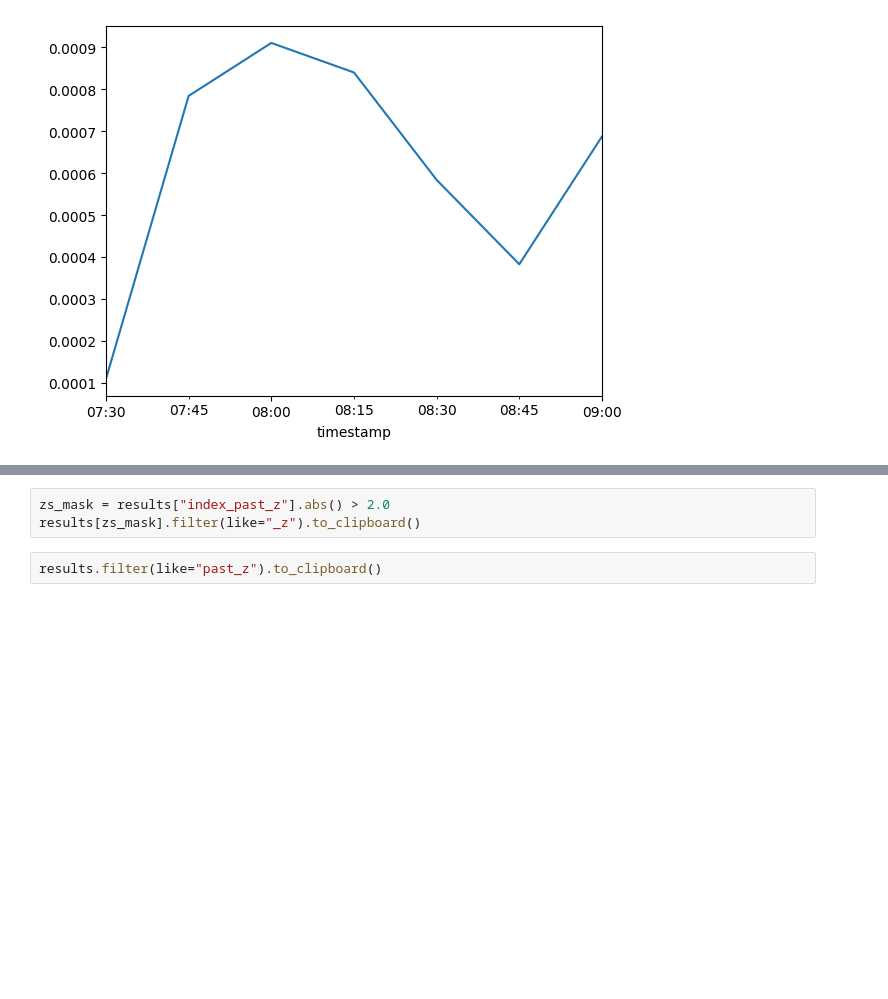
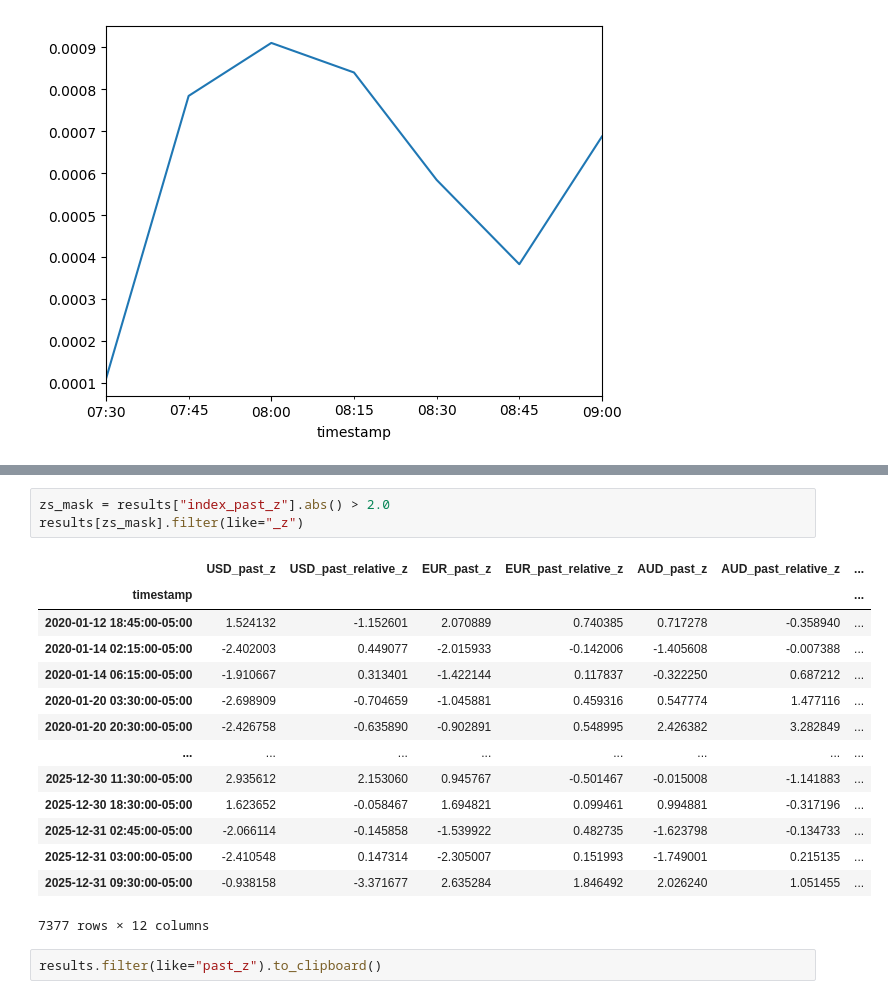
Before and after one commit to muqali/systematic-trading, a Jupyter notebook: src/systematic_trading/research/sgd_neer.ipynb, the cells around one changed output, grey strips where cells are left out. Cells and saved outputs as stored; diff of their text form; blank space fills up the shorter version.

```diff
--- a/src/systematic_trading/research/sgd_neer.ipynb
+++ b/src/systematic_trading/research/sgd_neer.ipynb
@@ -343,5 +412,20 @@ for ccy in ccys + ["index"]:
 # %%
 zs_mask = results["index_past_z"].abs() > 2.0
-results[zs_mask].filter(like="_z").to_clipboard()
+results[zs_mask].filter(like="_z")
+# %% [output]
+|  | USD_past_z | USD_past_relative_z | EUR_past_z | EUR_past_relative_z | AUD_past_z | AUD_past_relative_z | ... |
+| timestamp |  |  |  |  |  |  | ... |
+| 2020-01-12 18:45:00-05:00 | 1.524132 | -1.152601 | 2.070889 | 0.740385 | 0.717278 | -0.358940 | ... |
+| 2020-01-14 02:15:00-05:00 | -2.402003 | 0.449077 | -2.015933 | -0.142006 | -1.405608 | -0.007388 | ... |
+| 2020-01-14 06:15:00-05:00 | -1.910667 | 0.313401 | -1.422144 | 0.117837 | -0.322250 | 0.687212 | ... |
+| 2020-01-20 03:30:00-05:00 | -2.698909 | -0.704659 | -1.045881 | 0.459316 | 0.547774 | 1.477116 | ... |
+| 2020-01-20 20:30:00-05:00 | -2.426758 | -0.635890 | -0.902891 | 0.548995 | 2.426382 | 3.282849 | ... |
+| ... | ... | ... | ... | ... | ... | ... | ... |
+| 2025-12-30 11:30:00-05:00 | 2.935612 | 2.153060 | 0.945767 | -0.501467 | -0.015008 | -1.141883 | ... |
+| 2025-12-30 18:30:00-05:00 | 1.623652 | -0.058467 | 1.694821 | 0.099461 | 0.994881 | -0.317196 | ... |
+| 2025-12-31 02:45:00-05:00 | -2.066114 | -0.145858 | -1.539922 | 0.482735 | -1.623798 | -0.134733 | ... |
+| 2025-12-31 03:00:00-05:00 | -2.410548 | 0.147314 | -2.305007 | 0.151993 | -1.749001 | 0.215135 | ... |
+| 2025-12-31 09:30:00-05:00 | -0.938158 | -3.371677 | 2.635284 | 1.846492 | 2.026240 | 1.051455 | ... |
+7377 rows × 12 columns
 # %%
 results.filter(like="past_z").to_clipboard()
```
Also changed, not shown: parts of 12 cells of this notebook, 3 other files.
